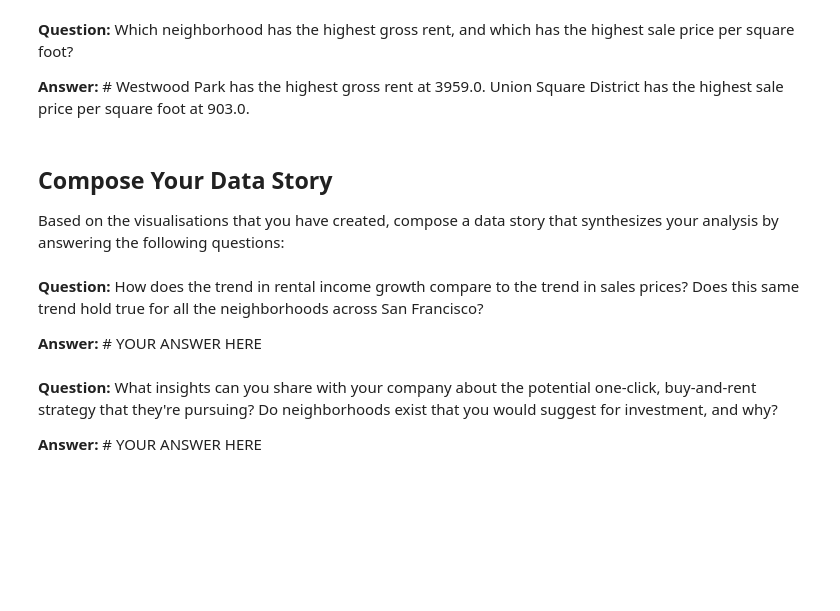
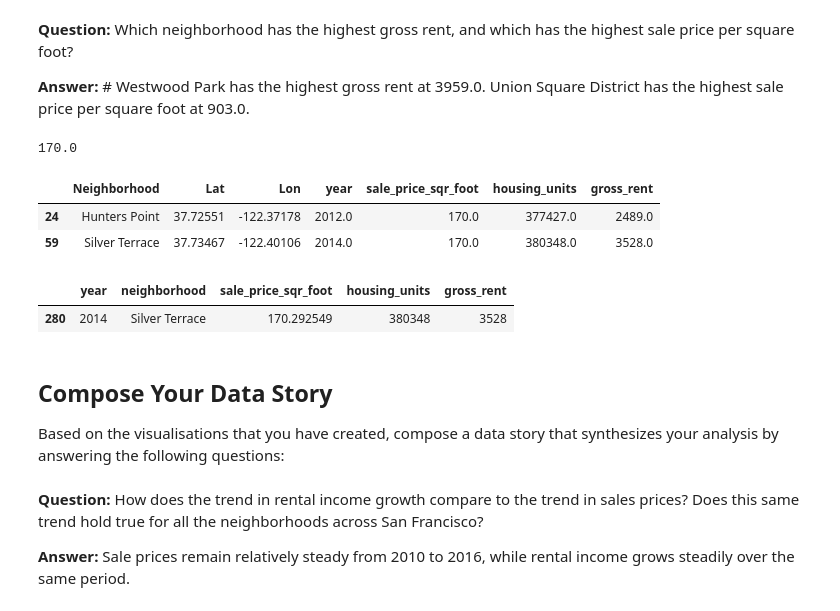
Before and after one commit to malrepos/Assignment---Module-06, a Jupyter notebook: san_francisco_housing.ipynb, the cells around one changed output. Drawn from its saved outputs; the diff is of its cells as text; code cells hidden in the pictures; blank space fills up the shorter version.

Commit message:
Completed data story

```diff
--- a/san_francisco_housing.ipynb
+++ b/san_francisco_housing.ipynb
@@ -583,6 +581,21 @@ all_neighborhoods_df.loc[all_neighborhoods_df['sale_price_sqr_foot'] == 903.0
 **Question:** Which neighborhood has the highest gross rent, and which has the highest sale price per square foot?
 
 **Answer:** # Westwood Park has the highest gross rent at 3959.0. Union Square District has the highest sale price per square foot at 903.0.
+# %%
+all_neighborhoods_df["sale_price_sqr_foot"].min()
+# %% [output]
+170.0
+# %%
+all_neighborhoods_df.loc[all_neighborhoods_df['sale_price_sqr_foot'] == 170.0]
+# %% [output]
+|  | Neighborhood | Lat | Lon | year | sale_price_sqr_foot | housing_units | gross_rent |
+| 24 | Hunters Point | 37.72551 | -122.37178 | 2012.0 | 170.0 | 377427.0 | 2489.0 |
+| 59 | Silver Terrace | 37.73467 | -122.40106 | 2014.0 | 170.0 | 380348.0 | 3528.0 |
+# %%
+sfo_data_df[sfo_data_df["neighborhood"] == "Silver Terrace"]
+# %% [output]
+|  | year | neighborhood | sale_price_sqr_foot | housing_units | gross_rent |
+| 280 | 2014 | Silver Terrace | 170.292549 | 380348 | 3528 |
 # %% [markdown]
 ## Compose Your Data Story
 
@@ -590,8 +603,4 @@ Based on the visualisations that you have created, compose a data story that syn
 # %% [markdown]
 **Question:**  How does the trend in rental income growth compare to the trend in sales prices? Does this same trend hold true for all the neighborhoods across San Francisco?
 
-**Answer:** # YOUR ANSWER HERE
+**Answer:** Sale prices remain relatively steady from 2010 to 2016, while rental income grows steadily over the same period.
-# %% [markdown]
-**Question:** What insights can you share with your company about the potential one-click, buy-and-rent strategy that they're pursuing? Do neighborhoods exist that you would suggest for investment, and why?
-
-**Answer:** # YOUR ANSWER HERE
```
Also changed, not shown: parts of 3 cells of this notebook, 1 other file.
